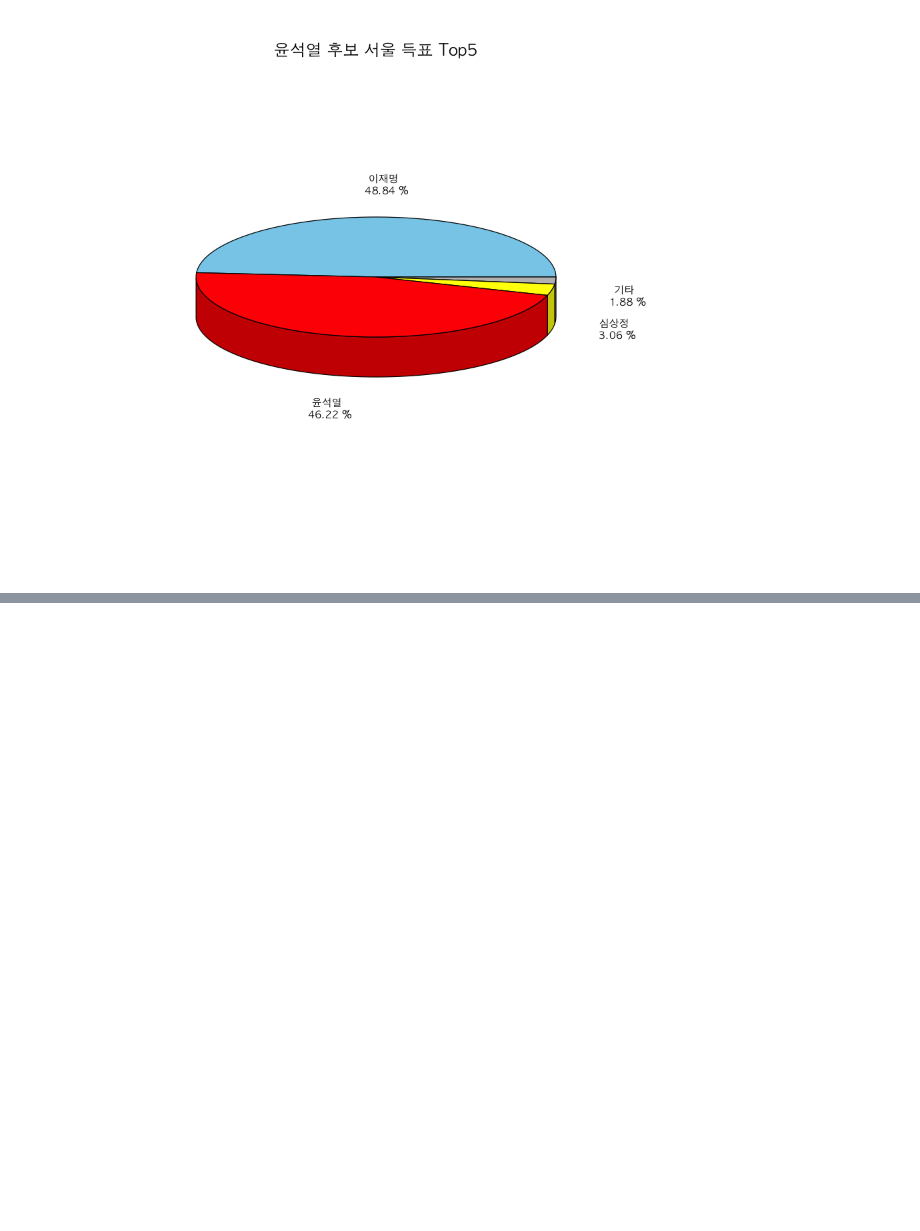
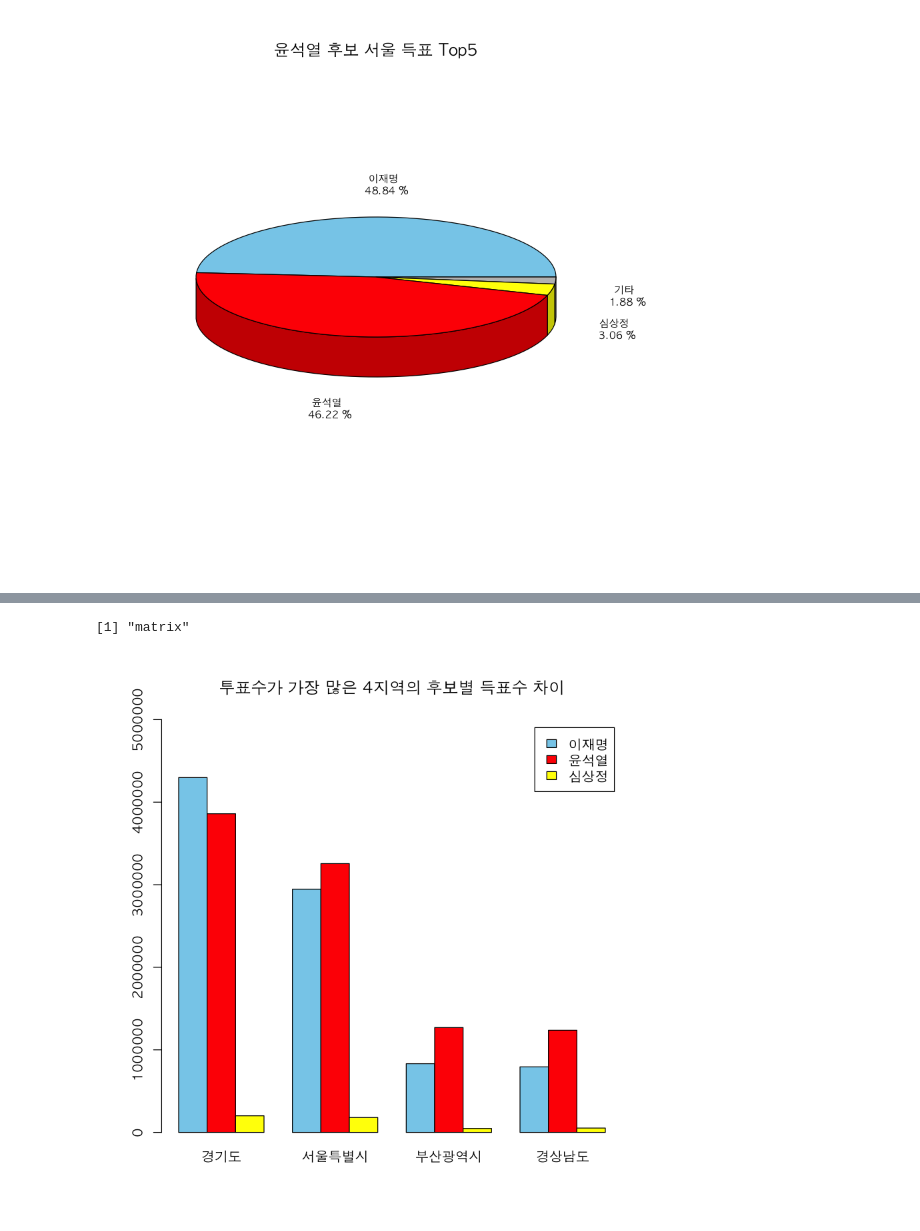
Before and after one commit to HyeogDo/R_study, a Jupyter notebook: 10. 20대_대선자료 시각화.ipynb, the cells around one changed output, grey strips where cells are left out. Drawn from its saved outputs; the diff is of its cells as text; code cells hidden in the pictures; blank space fills up the shorter version.

```diff
--- a/10. 20대_대선자료 시각화.ipynb
+++ b/10. 20대_대선자료 시각화.ipynb
@@ -285,0 +289,21 @@ pie3D(t(vote.성북구),
+# %%
+vote.4 <- arrange(aggregate(cbind(투표수,이재명,윤석열,심상정)~광역시도, election, sum),
+                  desc(투표수))[1:4,c(1,3:5)]
+# %%
+vote.4.2 <- t(vote.4[2:4])
+colnames(vote.4.2) <- unlist(vote.4[1])
+class(vote.4.2)
+# %% [output]
+[1] "matrix"
+# %%
+par(family = "AppleGothic")
+options(scipen = 100)
+barplot(vote.4.2,
+        beside = T,
+        main = "투표수가 가장 많은 4지역의 후보별 득표수 차이",
+        ylim = c(0,5000000),
+        col = c("skyblue", "red","yellow"),
+        legend = T
+       )
+# %% [output]
+[figure, added]
```
Also changed, not shown: parts of 17 cells of this notebook, 5 other files.
